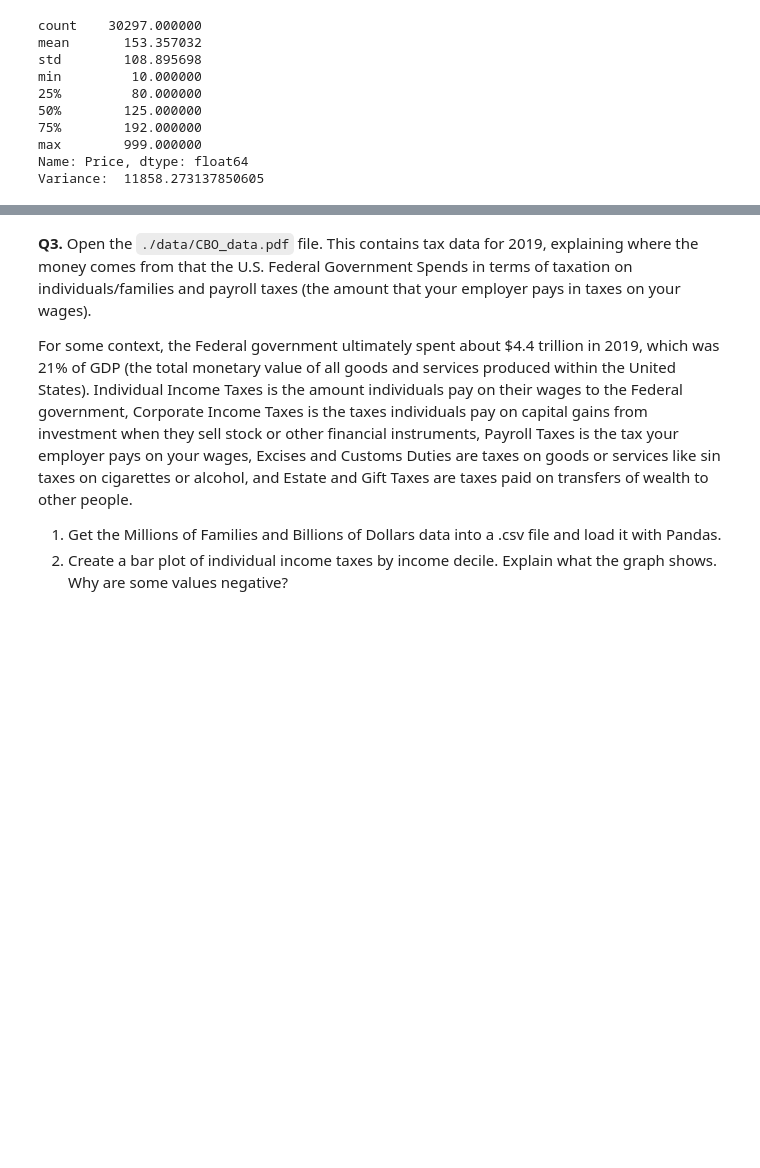
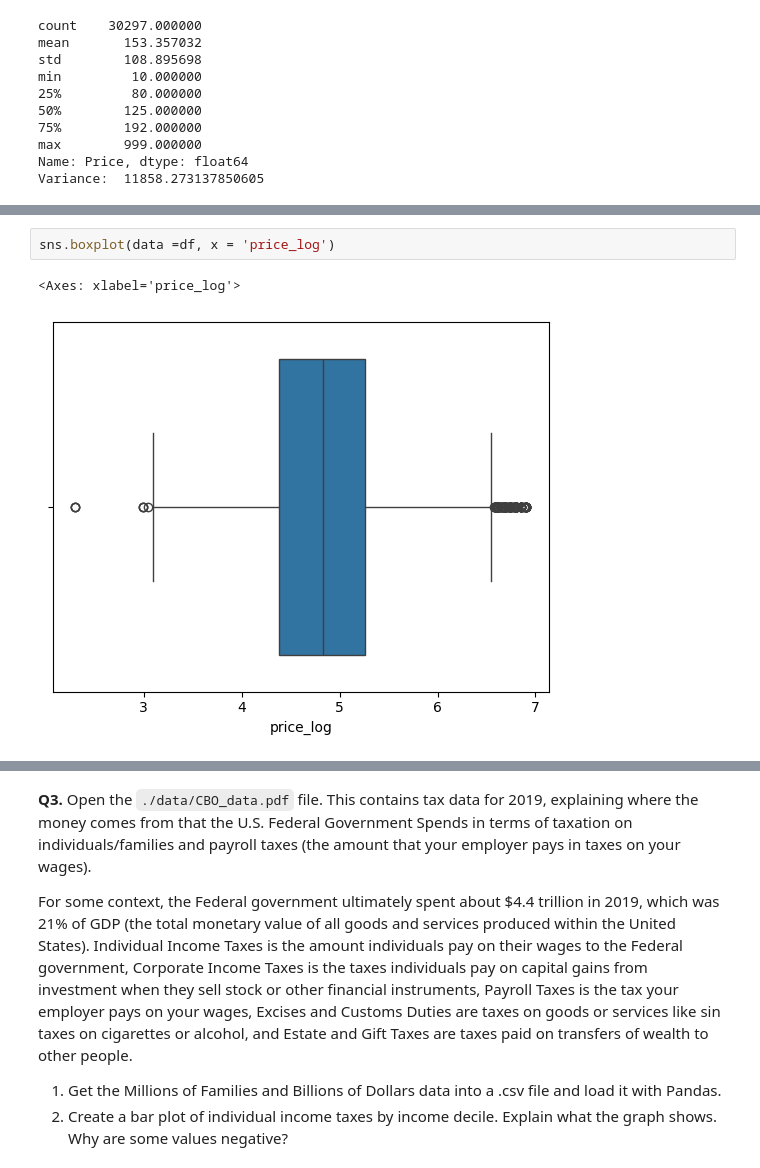
Before and after one commit to cwynne12/visualization, a Jupyter notebook: assignment/assignment.ipynb, the cells around one changed output, grey strips where cells are left out. Cells and saved outputs as stored; diff of their text form; blank space fills up the shorter version.

```diff
--- a/assignment/assignment.ipynb
+++ b/assignment/assignment.ipynb
@@ -307,0 +321,5 @@ Variance:  11858.273137850605
+# %%
+sns.boxplot(data =df, x = 'price_log')
+# %% [output]
+<Axes: xlabel='price_log'>
+[figure, added]
```
Also changed, not shown: parts of 15 cells of this notebook.
